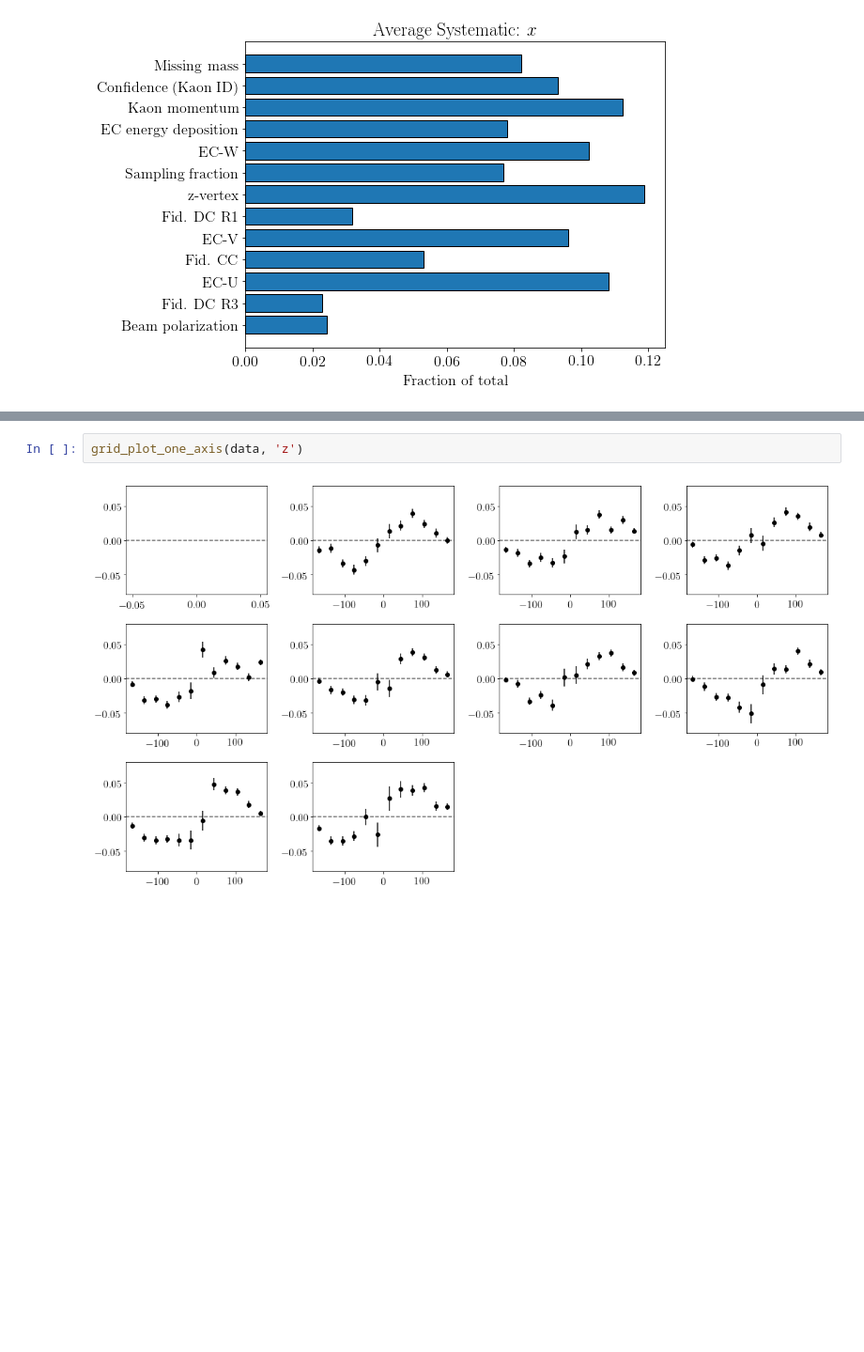
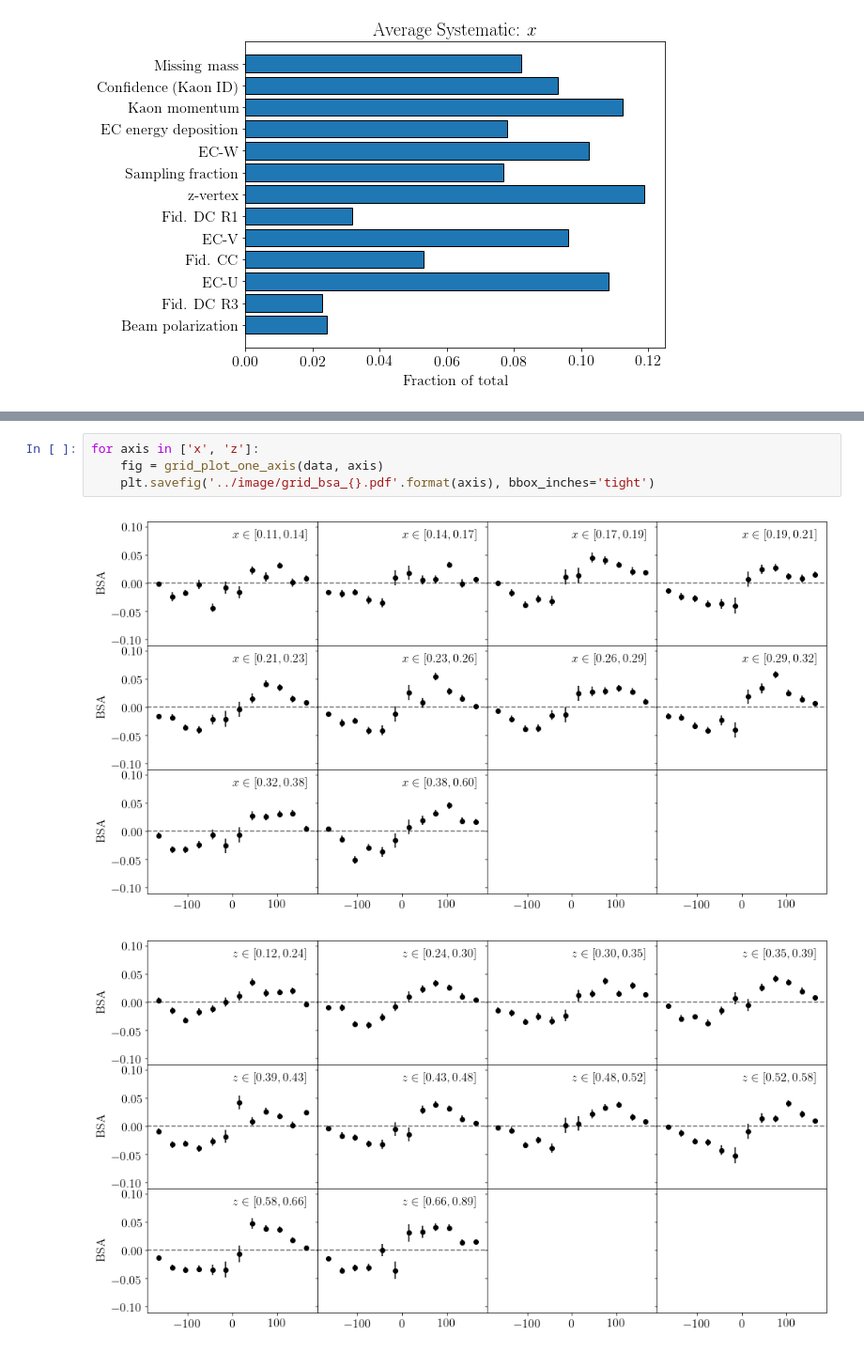
Before and after one commit to dmriser/python-analysis, a Jupyter notebook: kaon-bsa/notebooks/1.0-plot-results.ipynb, the cells around one changed output, grey strips where cells are left out. Shown at 94% size. Saved outputs shown, nothing was run; the diff lists cells and outputs as text; blank space fills up the shorter version.

Commit message:
Augmented the plotting to be better.

```diff
--- a/kaon-bsa/notebooks/1.0-plot-results.ipynb
+++ b/kaon-bsa/notebooks/1.0-plot-results.ipynb
@@ -129,4 +165,7 @@ def grid_plot_one_axis(data, axis):
-# %%
-grid_plot_one_axis(data, 'z')
-# %% [output]
-[figure, removed]
+# %%
+for axis in ['x', 'z']:
+    fig = grid_plot_one_axis(data, axis)
+    plt.savefig('../image/grid_bsa_{}.pdf'.format(axis), bbox_inches='tight')
+# %% [output]
+[figure, added]
+[figure, added]
```
Also changed, not shown: parts of 3 cells of this notebook.
